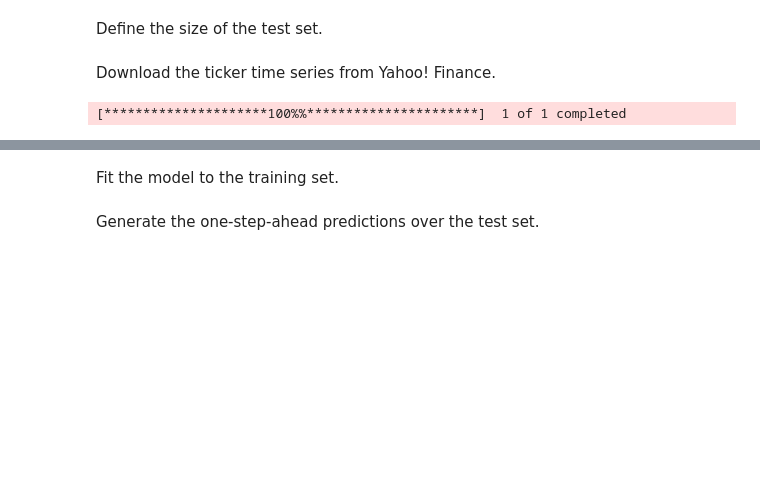
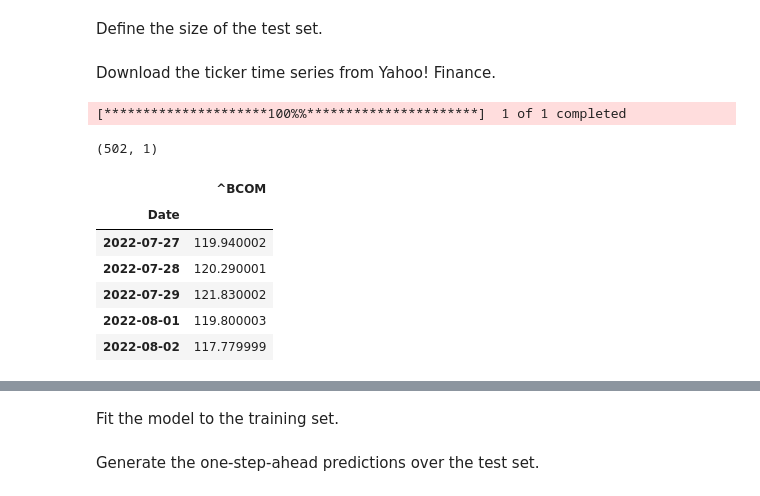
Before and after one commit to fg-research/blog, a Jupyter notebook: commodity-forecasting-forgan/commodity-forecasting-forgan.ipynb, the cells around one changed output, grey strips where cells are left out. Drawn from its saved outputs; the diff is of its cells as text; code cells hidden in the pictures; blank space fills up the shorter version.

```diff
--- a/commodity-forecasting-forgan/commodity-forecasting-forgan.ipynb
+++ b/commodity-forecasting-forgan/commodity-forecasting-forgan.ipynb
@@ -257,3 +257,17 @@ dataset = yf.download(ticker, start="2022-07-27", end="2024-07-26")
 dataset = dataset[["Close"]].rename(columns={"Close": ticker})
 # %% [output]
 [*********************100%%**********************]  1 of 1 completed
+# %%
+dataset.shape
+# %% [output]
+(502, 1)
+# %%
+dataset.head()
+# %% [output]
+|  | ^BCOM |
+| Date |  |
+| 2022-07-27 | 119.940002 |
+| 2022-07-28 | 120.290001 |
+| 2022-07-29 | 121.830002 |
+| 2022-08-01 | 119.800003 |
+| 2022-08-02 | 117.779999 |
```
Also changed, not shown: parts of 4 cells of this notebook.
